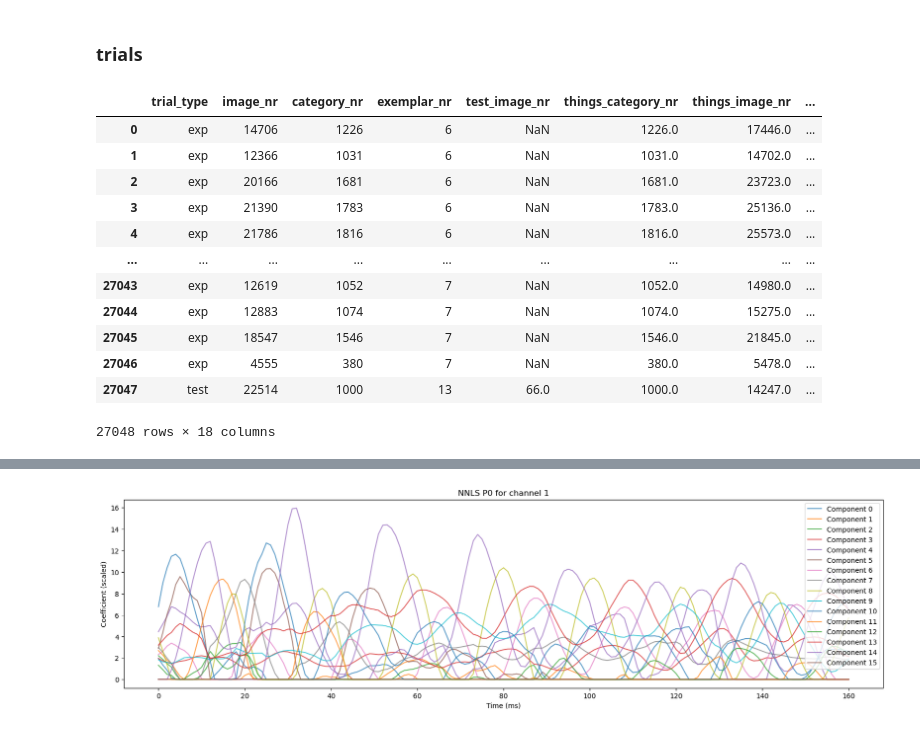
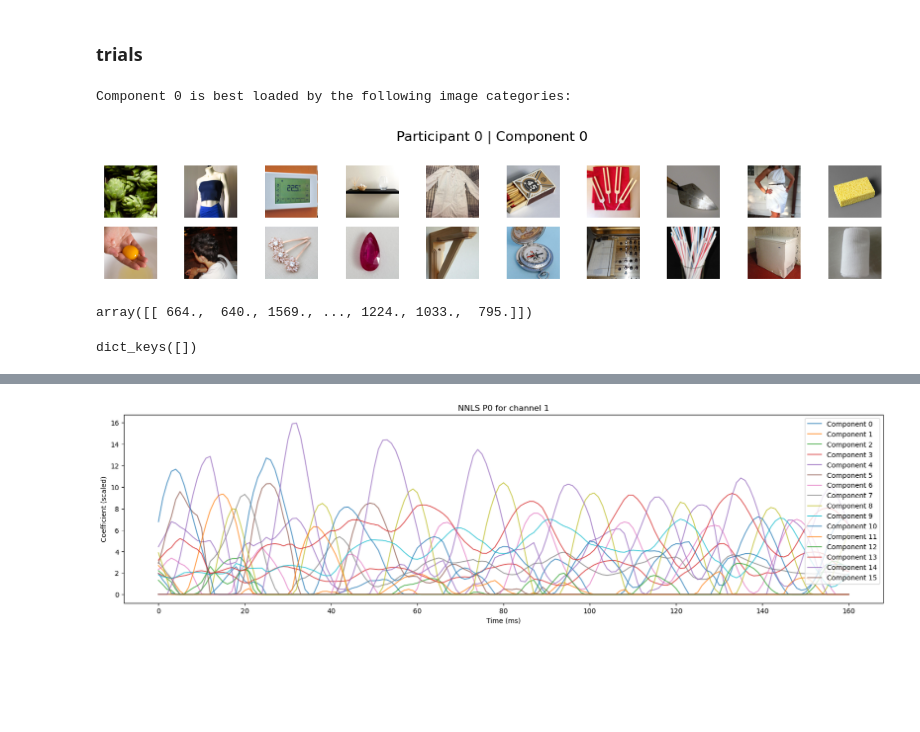
Before and after one commit to AtharvSuryawanshi/Neural-Representations-using-Things-Database, a Jupyter notebook: notebooks/NMF_meg10.ipynb, the cells around one changed output, grey strips where cells are left out. Cells and saved outputs as stored; diff of their text form; code cells hidden in the pictures; blank space fills up the shorter version.

Commit message:
finding overall category and plotting it

```diff
--- a/notebooks/NMF_meg10.ipynb
+++ b/notebooks/NMF_meg10.ipynb
@@ -434,6 +462,7 @@ class IDK:
         self.nos_cluster_dict = {}
         self.mean_corr_dict = {}
         self.category_array_name_dict = {}
+        self.category_array_number_dict = {}
         self.nnls_results = {}
         self.NOS_CONCEPTS = 1854
         self.NOS_IMAGE_PER_CONCEPT = 12
@@ -707,19 +736,8 @@ P1 C1 and P2 C1: -0.0679361253723234
 [figure]
 # %% [markdown]
 ### trials
-# %%
-idk.all_epochs[1].metadata
-# %% [output]
-|  | trial_type | image_nr | category_nr | exemplar_nr | test_image_nr | things_category_nr | things_image_nr | ... |
-| 0 | exp | 14706 | 1226 | 6 | NaN | 1226.0 | 17446.0 | ... |
-| 1 | exp | 12366 | 1031 | 6 | NaN | 1031.0 | 14702.0 | ... |
-| 2 | exp | 20166 | 1681 | 6 | NaN | 1681.0 | 23723.0 | ... |
-| 3 | exp | 21390 | 1783 | 6 | NaN | 1783.0 | 25136.0 | ... |
-| 4 | exp | 21786 | 1816 | 6 | NaN | 1816.0 | 25573.0 | ... |
-| ... | ... | ... | ... | ... | ... | ... | ... | ... |
-| 27043 | exp | 12619 | 1052 | 7 | NaN | 1052.0 | 14980.0 | ... |
-| 27044 | exp | 12883 | 1074 | 7 | NaN | 1074.0 | 15275.0 | ... |
-| 27045 | exp | 18547 | 1546 | 7 | NaN | 1546.0 | 21845.0 | ... |
-| 27046 | exp | 4555 | 380 | 7 | NaN | 380.0 | 5478.0 | ... |
-| 27047 | test | 22514 | 1000 | 13 | 66.0 | 1000.0 | 14247.0 | ... |
-27048 rows × 18 columns
+# %%
+print_specific_component_images(idk, 0, 0, images_to_show=20, rows=2)
+# %% [output]
+Component 0 is best loaded by the following image categories:
+[figure, added]
@@ -725,0 +746,9 @@ idk.all_epochs[1].metadata
+# %%
+category_nmrs
+# %% [output]
+array([[ 664.,  640., 1569., ..., 1224., 1033.,  795.]])
+# %%
+idk.category_array_name_dict[0][0]
+idk.category_array_number_dict.keys()
+# %% [output]
+dict_keys([])
```
Also changed, not shown: parts of 4 cells of this notebook, 1 other file.
